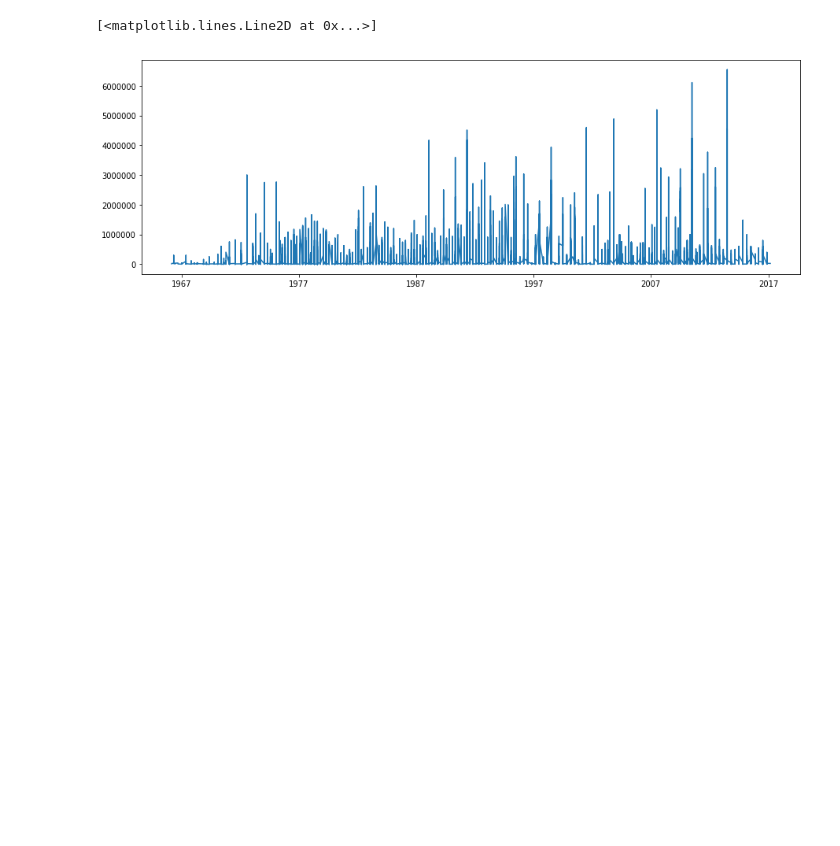
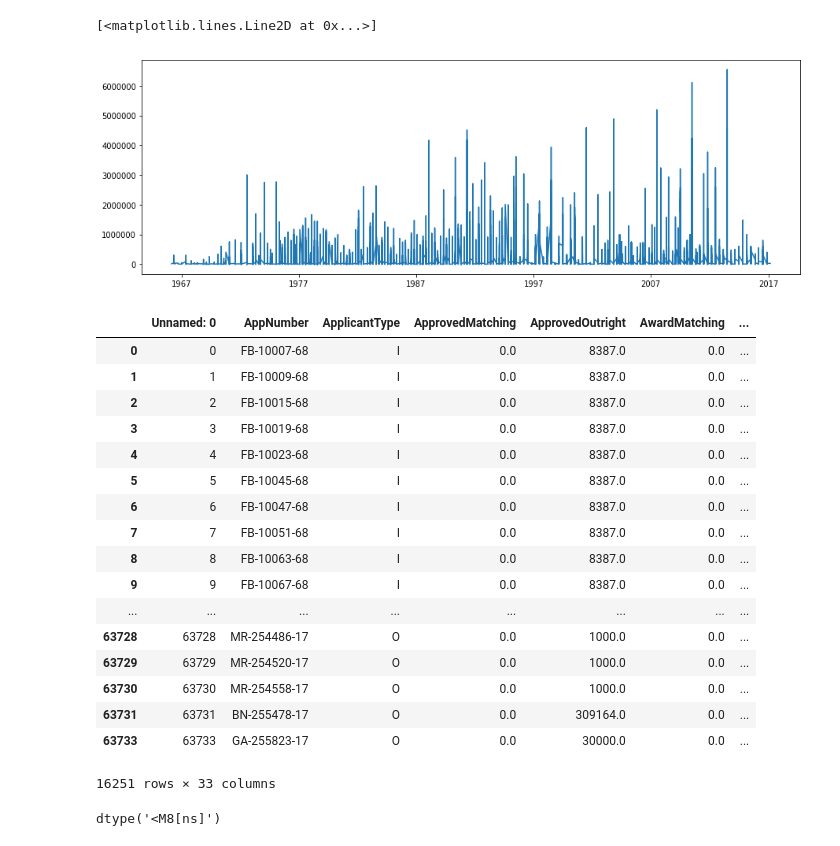
Before and after one commit to story645/neh, a Jupyter notebook: python/matplotlib_tutorial.ipynb, the cells around one changed output. Drawn from its saved outputs; the diff is of its cells as text; code cells hidden in the pictures; blank space fills up the shorter version.

```diff
--- a/python/matplotlib_tutorial.ipynb
+++ b/python/matplotlib_tutorial.ipynb
@@ -205,4 +189,4 @@ df[df['BeginGrant'].str.contains("9999-09-01")]
 4 rows × 32 columns
 # %%
 #lets sort on date first
-ds = df.sort( columns=["CouncilDate"])
+ds = df.sort_values(by="CouncilDate")
@@ -212,6 +206,33 @@ ax.plot_date(ds['CouncilDate'], ds['AwardOutright'], '-')
 # %% [output]
 [<matplotlib.lines.Line2D at 0x...>]
 [figure]
+# %%
+df['date'] = pd.to_datetime(df['CouncilDate'])
+# %%
+df[df['date'].dt.month==11]
+# %% [output]
+|  | Unnamed: 0 | AppNumber | ApplicantType | ApprovedMatching | ApprovedOutright | AwardMatching | ... |
+| 0 | 0 | FB-10007-68 | I | 0.0 | 8387.0 | 0.0 | ... |
+| 1 | 1 | FB-10009-68 | I | 0.0 | 8387.0 | 0.0 | ... |
+| 2 | 2 | FB-10015-68 | I | 0.0 | 8387.0 | 0.0 | ... |
+| 3 | 3 | FB-10019-68 | I | 0.0 | 8387.0 | 0.0 | ... |
+| 4 | 4 | FB-10023-68 | I | 0.0 | 8387.0 | 0.0 | ... |
+| 5 | 5 | FB-10045-68 | I | 0.0 | 8387.0 | 0.0 | ... |
+| 6 | 6 | FB-10047-68 | I | 0.0 | 8387.0 | 0.0 | ... |
+| 7 | 7 | FB-10051-68 | I | 0.0 | 8387.0 | 0.0 | ... |
+| 8 | 8 | FB-10063-68 | I | 0.0 | 8387.0 | 0.0 | ... |
+| 9 | 9 | FB-10067-68 | I | 0.0 | 8387.0 | 0.0 | ... |
+| ... | ... | ... | ... | ... | ... | ... | ... |
+| 63728 | 63728 | MR-254486-17 | O | 0.0 | 1000.0 | 0.0 | ... |
+| 63729 | 63729 | MR-254520-17 | O | 0.0 | 1000.0 | 0.0 | ... |
+| 63730 | 63730 | MR-254558-17 | O | 0.0 | 1000.0 | 0.0 | ... |
+| 63731 | 63731 | BN-255478-17 | O | 0.0 | 309164.0 | 0.0 | ... |
+| 63733 | 63733 | GA-255823-17 | O | 0.0 | 30000.0 | 0.0 | ... |
+16251 rows × 33 columns
+# %%
+df['date'].dtype
+# %% [output]
+dtype('<M8[ns]')
 # %%
 fig, ax = plt.subplots(figsize=(15,5))
 ax.plot_date(ds['CouncilDate'], ds['AwardOutright'], '-', label="Outright")
```
Also changed, not shown: parts of 37 cells of this notebook, 6 other files.
